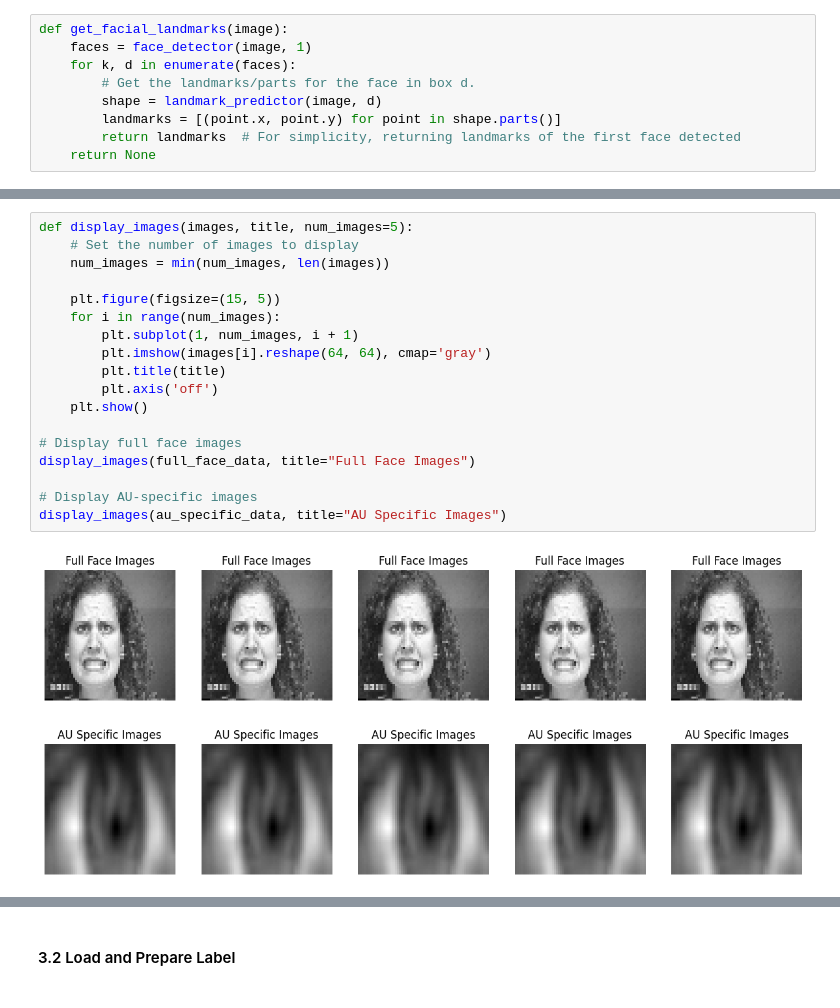
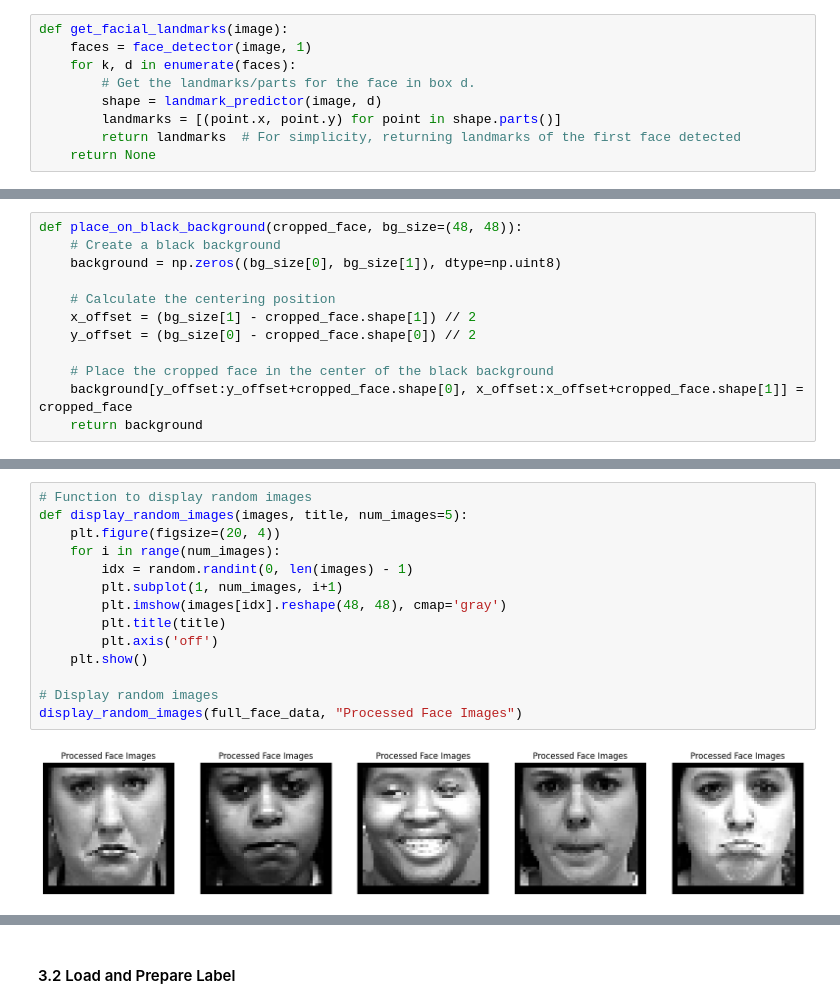
Before and after one commit to baopham2611/Deep_learning_a1, a Jupyter notebook: FacialClassifier copy.ipynb, the cells around one changed output, grey strips where cells are left out. Saved outputs shown, nothing was run; the diff lists cells and outputs as text.

```diff
--- a/FacialClassifier copy.ipynb
+++ b/FacialClassifier copy.ipynb
@@ -296,2 +282,14 @@ def crop_for_au_analysis(image, landmarks):
+# %%
+def place_on_black_background(cropped_face, bg_size=(48, 48)):
+    # Create a black background
+    background = np.zeros((bg_size[0], bg_size[1]), dtype=np.uint8)
+
+    # Calculate the centering position
+    x_offset = (bg_size[1] - cropped_face.shape[1]) // 2
+    y_offset = (bg_size[0] - cropped_face.shape[0]) // 2
+
+    # Place the cropped face in the center of the black background
+    background[y_offset:y_offset+cropped_face.shape[0], x_offset:x_offset+cropped_face.shape[1]] = cropped_face
+    return background
 # %%
 # Initialize an empty list to store processed images
@@ -333,21 +331,16 @@ au_specific_data = np.array(au_specific_images).astype('float32')
 # %%
-def display_images(images, title, num_images=5):
-    # Set the number of images to display
-    num_images = min(num_images, len(images))
-
-    plt.figure(figsize=(15, 5))
+# Function to display random images
+def display_random_images(images, title, num_images=5):
+    plt.figure(figsize=(20, 4))
     for i in range(num_images):
-        plt.subplot(1, num_images, i + 1)
-        plt.imshow(images[i].reshape(64, 64), cmap='gray')
+        idx = random.randint(0, len(images) - 1)
+        plt.subplot(1, num_images, i+1)
+        plt.imshow(images[idx].reshape(48, 48), cmap='gray')
         plt.title(title)
         plt.axis('off')
     plt.show()
 
-# Display full face images
-display_images(full_face_data, title="Full Face Images")
-
-# Display AU-specific images
-display_images(au_specific_data, title="AU Specific Images")
+# Display random images
+display_random_images(full_face_data, "Processed Face Images")
 # %% [output]
-[figure, old version]
+[figure, new version]
-[figure, removed]
```
Also changed, not shown: parts of 25 cells of this notebook, 1 other file.
